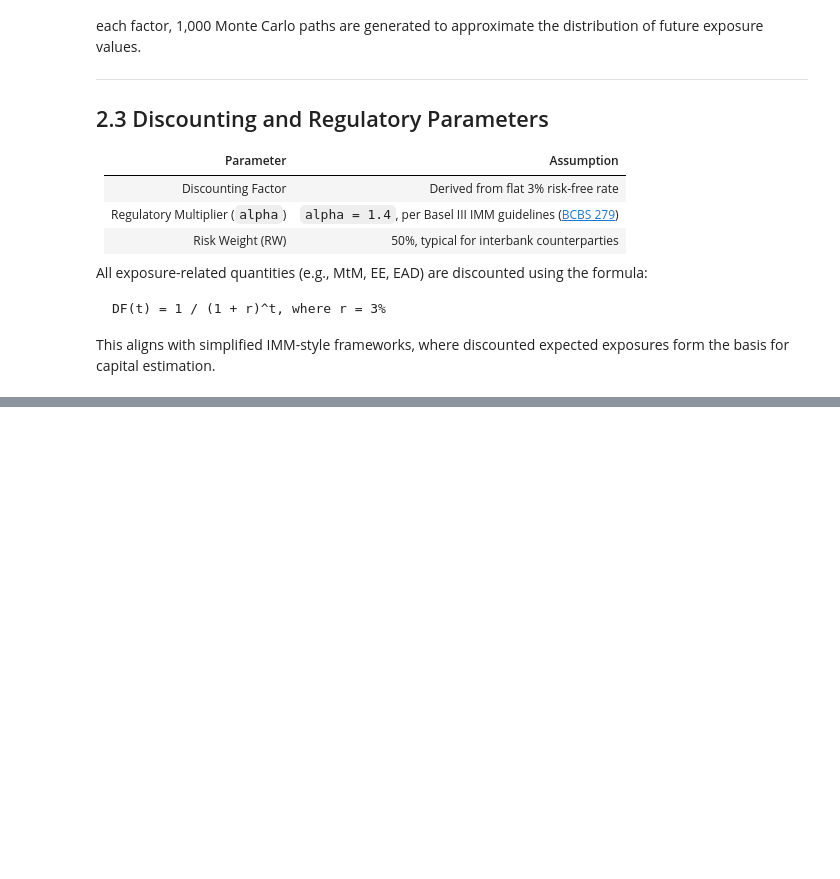
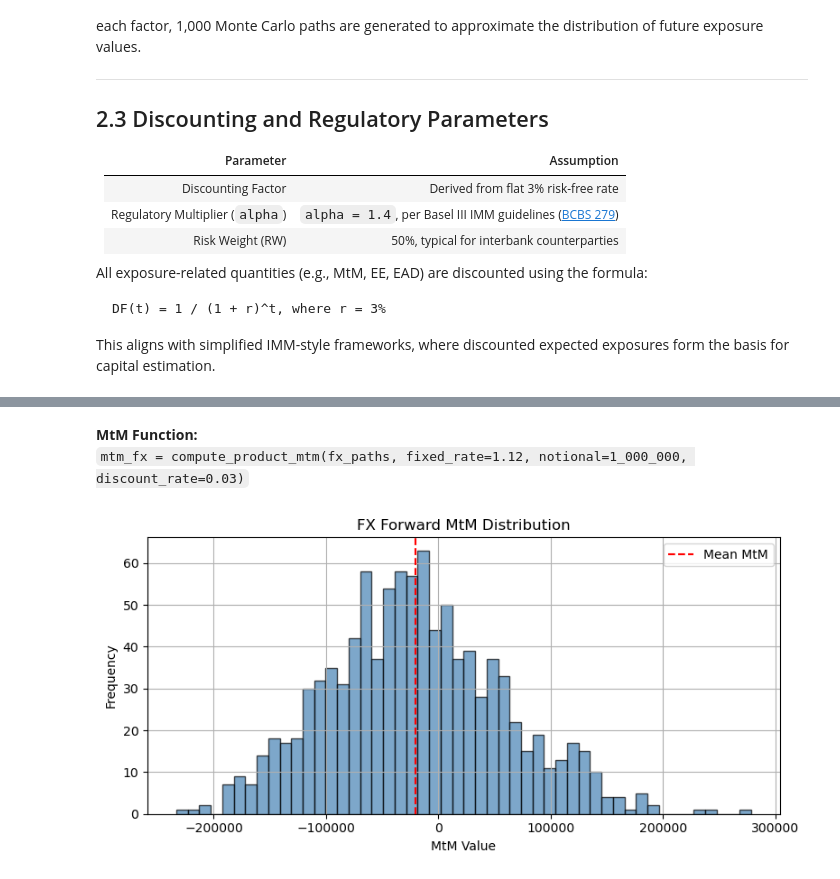
Before and after one commit to Hanz1995/Monte-Carlo-Simulation-of-Exposure-for-Derivatives-Portfolio, a Jupyter notebook: Monte Carlo Simulation of Exposure for Derivatives Portfolio.ipynb, the cells around one changed output, grey strips where cells are left out. Cells and saved outputs as stored; diff of their text form; code cells hidden in the pictures; blank space fills up the shorter version.

```diff
--- a/Monte Carlo Simulation of Exposure for Derivatives Portfolio.ipynb
+++ b/Monte Carlo Simulation of Exposure for Derivatives Portfolio.ipynb
@@ -107,0 +440,16 @@ This aligns with simplified IMM-style frameworks, where discounted expected expo
+# %% [markdown]
+**MtM Function:**
+`mtm_fx = compute_product_mtm(fx_paths, fixed_rate=1.12, notional=1_000_000, discount_rate=0.03)`
+# %%
+plt.figure(figsize=(8, 4))
+plt.hist(mtm_fx, bins=50, alpha=0.7, color='steelblue', edgecolor='black')
+plt.axvline(np.mean(mtm_fx), color='red', linestyle='--', label='Mean MtM')
+plt.title("FX Forward MtM Distribution")
+plt.xlabel("MtM Value")
+plt.ylabel("Frequency")
+plt.legend()
+plt.grid(True)
+plt.tight_layout()
+plt.show()
+# %% [output]
+[figure, added]
```
Also changed, not shown: parts of 28 cells of this notebook.
